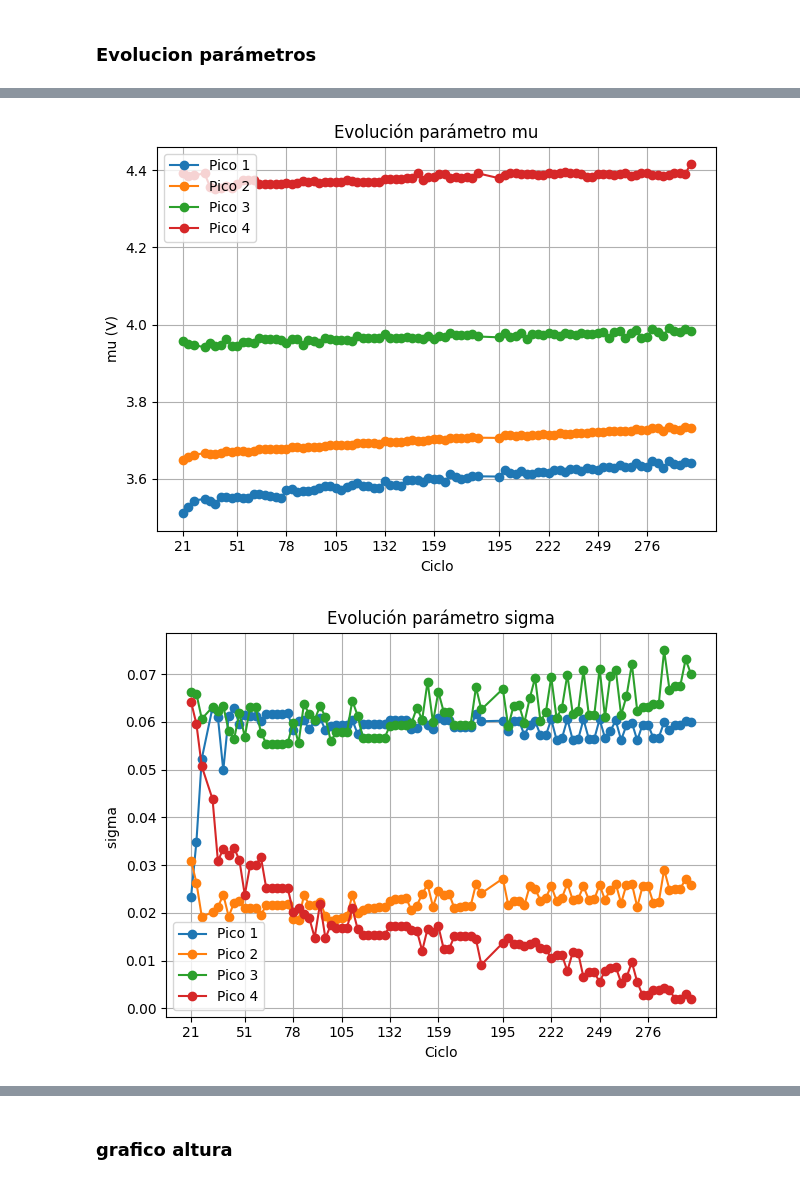
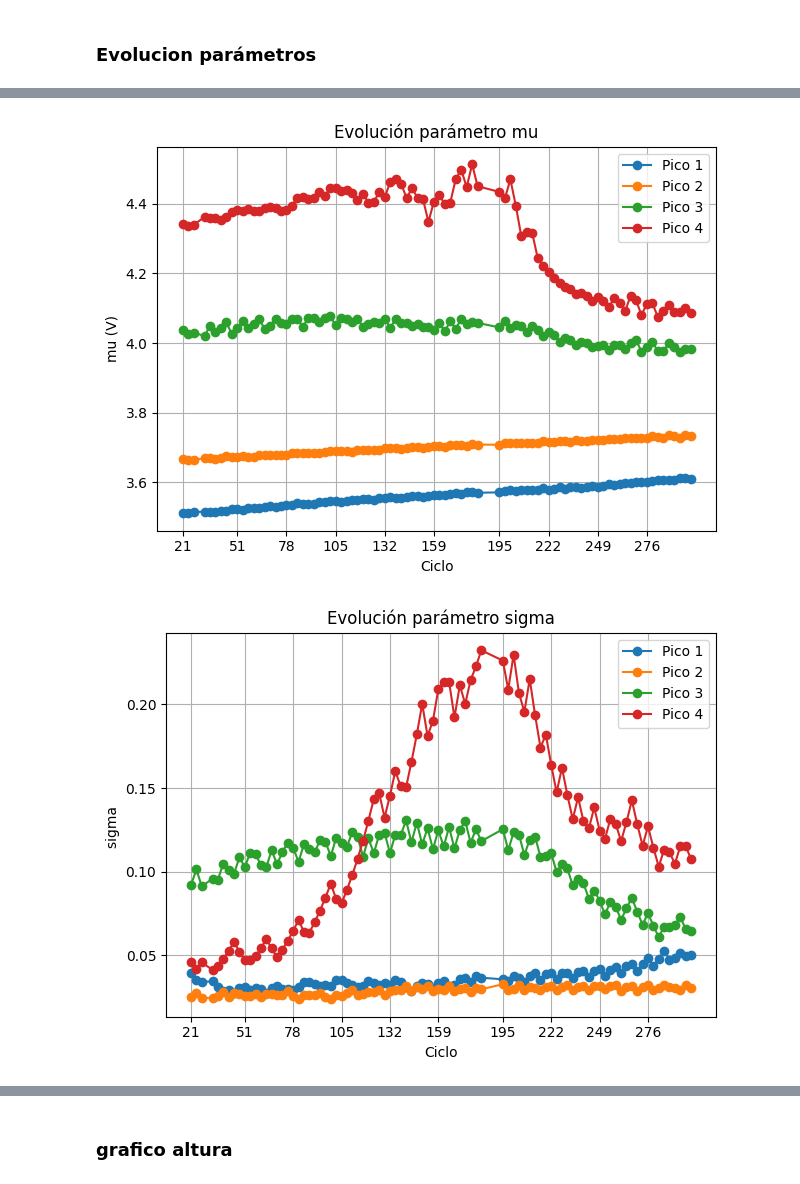
Before and after one commit to majodomenech/proc-icdv, a Jupyter notebook: notebooks/estudio7-EMGlamfijo-variosciclos.ipynb, the cells around one changed output, grey strips where cells are left out. Drawn from its saved outputs; the diff is of its cells as text; code cells hidden in the pictures.

```diff
--- a/notebooks/estudio7-EMGlamfijo-variosciclos.ipynb
+++ b/notebooks/estudio7-EMGlamfijo-variosciclos.ipynb
@@ -69,8 +72,8 @@ ciclos_seleccionados = [c for c in ciclos_disponibles if 21 <= c <= 300 and c no
 # charge (wl = 153, truncar los n=30 puntos iniciales)
 # discharge (wl = 51 = 153 / 3, truncar los n=10=30/3 puntos finales)
 
-diccio = deriv.truncar_señal(ciclos_seleccionados, dict_ciclos_sep)
-diccio =  deriv.plot_dqdv(ciclos_seleccionados, diccio)
+diccio = dr.truncar_señal(ciclos_seleccionados, dict_ciclos_sep)
+diccio =  dr.plot_dqdV(ciclos_seleccionados, diccio)
 
 '''
 diccio = {21: {'Ch': df_ch_21, 'Dis': df_dis_21},
@@ -572,8 +575,8 @@ df_final.head()
 
 # ------ Elegir cuál y de qué loop ---------------
 #df_final = pd.read_csv("./output/parametros_ajustes.csv", index_col=0)
-#df_final = pd.read_csv("./output/parametros_ajustes_EMG_betterguess.csv", index_col=0)
-#nombre = 'EMG_betterguess' # etiqueta gráfico
+df_final = pd.read_csv("../output/parametros_ajustes_EMG_betterguess2.csv", index_col=0)
+nombre = 'EMG_betterguess2' # etiqueta gráfico
 
 #df_final = pd.read_csv("./output/parametros_ajustes_EMG_casifijo_lambda_50bounds.csv", index_col=0)
 #nombre = 'EMG_casifijo_lambda_50bounds' # etiqueta gráfico
@@ -594,7 +597,7 @@ plt.title("Evolución parámetro a")
 plt.legend()
 plt.grid(True)
 plt.tight_layout()
-plt.savefig(f"./output/evolucion_a_{nombre}.png", dpi=300)
+plt.savefig(f"../output/evolucion_a_{nombre}.png", dpi=300)
 plt.show()
 
 # Evolución de la posición (mu)
@@ -609,7 +612,7 @@ plt.title("Evolución parámetro mu")
 plt.legend()
 plt.grid(True)
 plt.tight_layout()
-plt.savefig(f"./output/evolucion_mu_{nombre}.png", dpi=300)
+plt.savefig(f"../output/evolucion_mu_{nombre}.png", dpi=300)
 plt.show()
 
 # Evolución parámetro (sigma)
@@ -624,7 +627,7 @@ plt.title("Evolución parámetro sigma")
 plt.legend()
 plt.grid(True)
 plt.tight_layout()
-plt.savefig(f"./output/evolucion_sigma_{nombre}.png", dpi=300)
+plt.savefig(f"../output/evolucion_sigma_{nombre}.png", dpi=300)
 plt.show()
 
 
@@ -639,6 +642,6 @@ plt.title("Evolución parámetro lambda")
 plt.legend()
 plt.grid(True)
 plt.tight_layout()
-plt.savefig(f"./output/evolucion_lambda_{nombre}.png", dpi=300)
+plt.savefig(f"../output/evolucion_lambda_{nombre}.png", dpi=300)
 plt.show()
 # %% [output]
@@ -646,2 +649,2 @@ plt.show()
-[figure, old version]
+[figure, new version]
-[figure, old version]
+[figure, new version]
```
Also changed, not shown: parts of 5 cells of this notebook, 3 other files.
